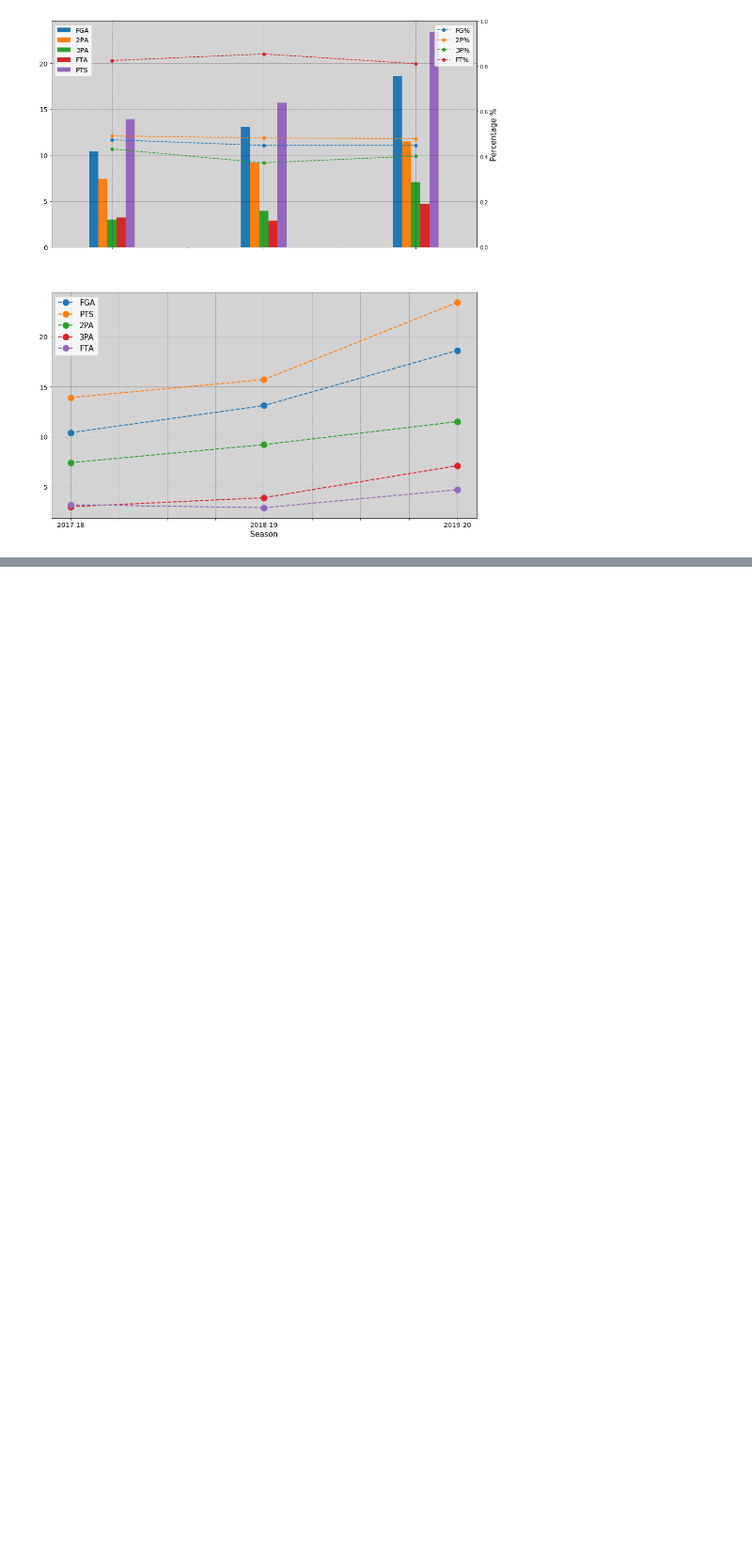
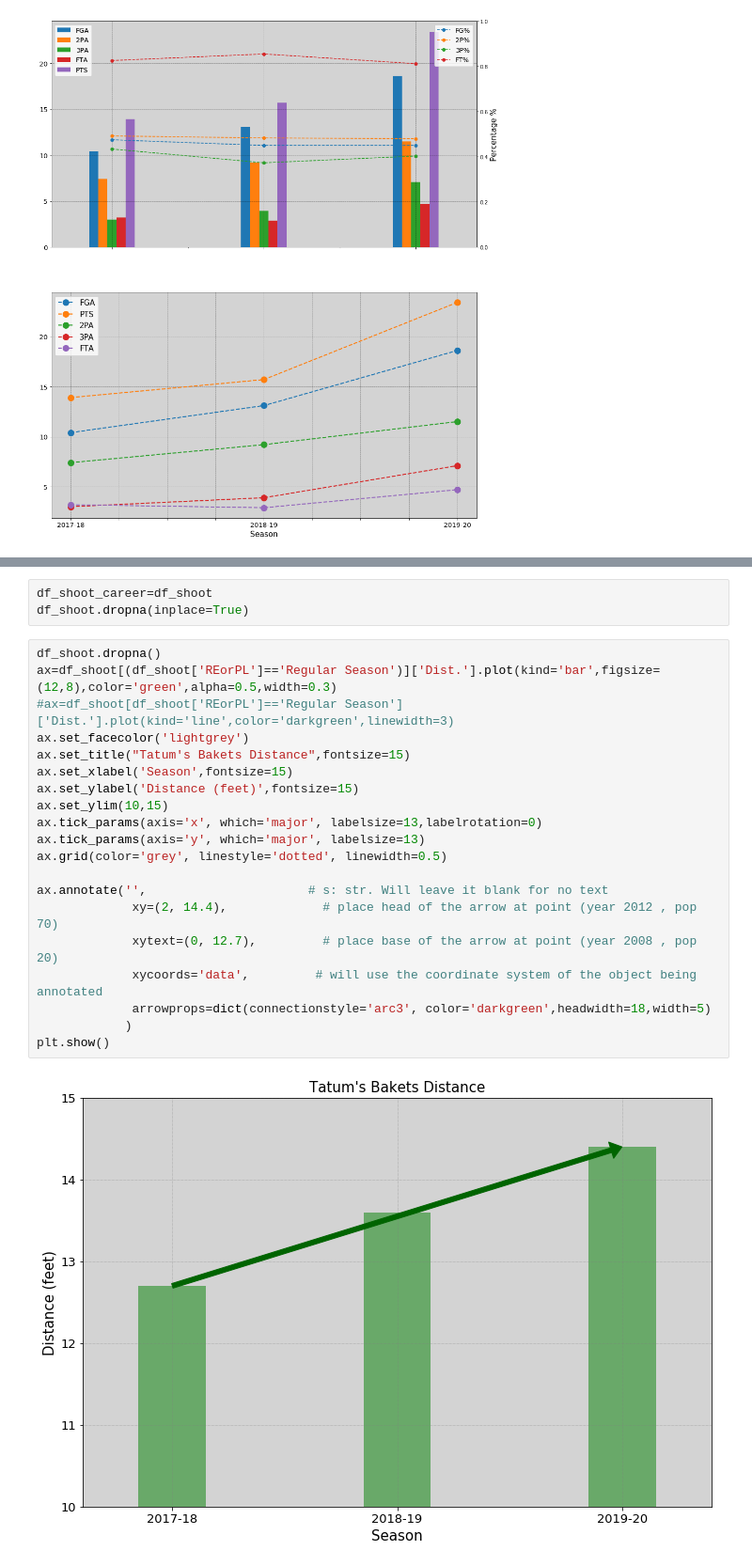
Before and after one commit to DemetrisEng/Data-Analysis-Machine-Learning, a Jupyter notebook: Jayson Tatum.ipynb, the cells around one changed output, grey strips where cells are left out. Shown at 94% size. Saved outputs shown, nothing was run; the diff lists cells and outputs as text; blank space fills up the shorter version.

```diff
--- a/Jayson Tatum.ipynb
+++ b/Jayson Tatum.ipynb
@@ -180,0 +141,25 @@ df_shoot.head(6)
+# %%
+df_shoot_career=df_shoot
+df_shoot.dropna(inplace=True)
+# %%
+df_shoot.dropna()
+ax=df_shoot[(df_shoot['REorPL']=='Regular Season')]['Dist.'].plot(kind='bar',figsize=(12,8),color='green',alpha=0.5,width=0.3)
+#ax=df_shoot[df_shoot['REorPL']=='Regular Season']['Dist.'].plot(kind='line',color='darkgreen',linewidth=3)
+ax.set_facecolor('lightgrey')
+ax.set_title("Tatum's Bakets Distance",fontsize=15)
+ax.set_xlabel('Season',fontsize=15)
+ax.set_ylabel('Distance (feet)',fontsize=15)
+ax.set_ylim(10,15)
+ax.tick_params(axis='x', which='major', labelsize=13,labelrotation=0)
+ax.tick_params(axis='y', which='major', labelsize=13)
+ax.grid(color='grey', linestyle='dotted', linewidth=0.5)
+
+ax.annotate('',                      # s: str. Will leave it blank for no text
+             xy=(2, 14.4),             # place head of the arrow at point (year 2012 , pop 70)
+             xytext=(0, 12.7),         # place base of the arrow at point (year 2008 , pop 20)
+             xycoords='data',         # will use the coordinate system of the object being annotated
+             arrowprops=dict(connectionstyle='arc3', color='darkgreen',headwidth=18,width=5)
+            )
+plt.show()
+# %% [output]
+[figure, added]
```
Also changed, not shown: parts of 12 cells of this notebook.
